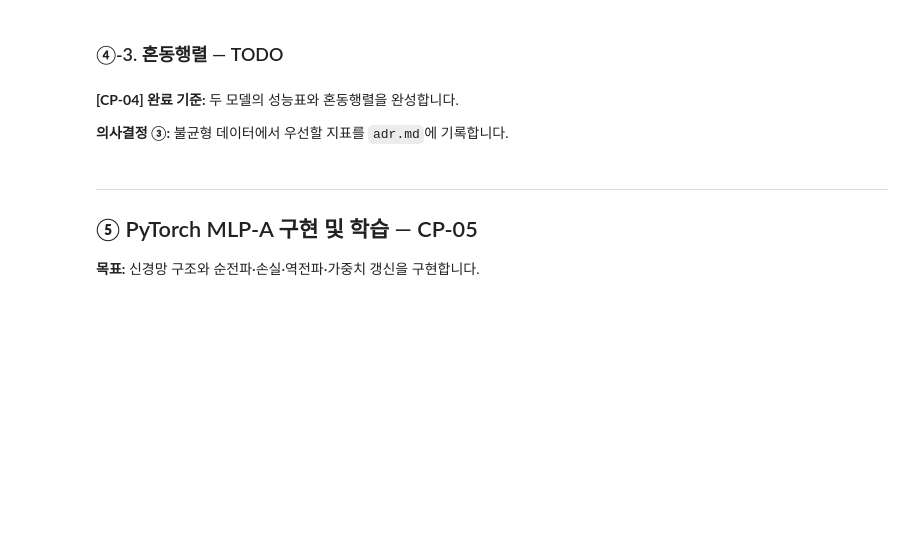
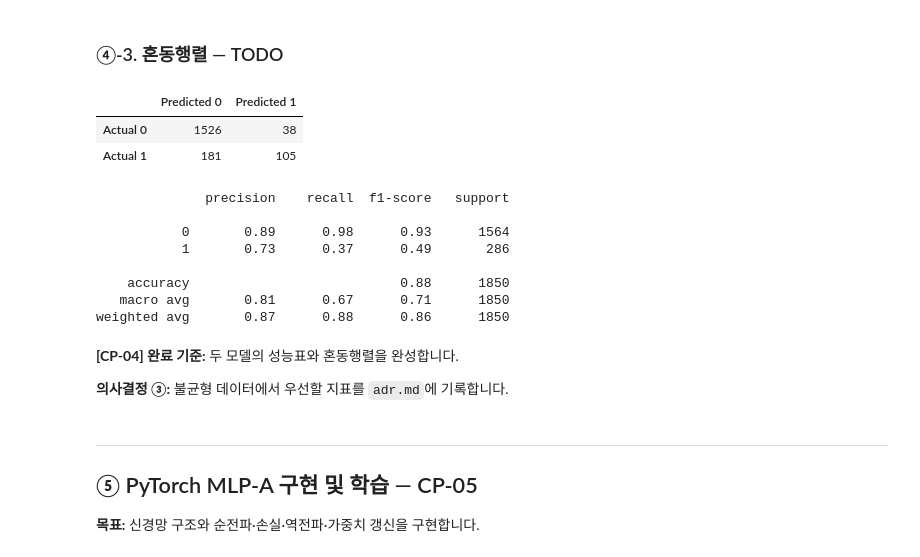
Before and after one commit to kingkingpo/ai-mini-projects, a Jupyter notebook: mini-project-01/code/02_classification_online_shopping.ipynb, the cells around one changed output. Saved outputs shown, nothing was run; the diff lists cells and outputs as text; code cells hidden in the pictures; blank space fills up the shorter version.

```diff
--- a/mini-project-01/code/02_classification_online_shopping.ipynb
+++ b/mini-project-01/code/02_classification_online_shopping.ipynb
@@ -448,19 +453,39 @@ display(pd.DataFrame(results).round(3))
 ### ④-3. 혼동행렬 — TODO
 # %%
 # TODO 4-4. LogisticRegression의 Validation 예측값을 생성합니다.
-logistic_pred = ...
+logistic_pred = logistic_model.predict(X_valid)
 
 # TODO 4-5. confusion_matrix(..., labels=[0, 1])로 혼동행렬을 만듭니다.
-logistic_cm = ...
+# y_valid: 실제 구매 여부
+# logistic_pred: 모델의 예측
+# labels=[0, 1]: 행과 열의 순서를 미구매(0), 구매(1)로 지정
+
+logistic_cm = confusion_matrix(y_valid, logistic_pred, labels=[0, 1])
 
 # [공통] 결과 출력
 logistic_cm = pd.DataFrame(
     logistic_cm,
     index=["Actual 0", "Actual 1"],
     columns=["Predicted 0", "Predicted 1"],
 )
 display(logistic_cm)
 print(classification_report(y_valid, logistic_pred, zero_division=0))
+
+# macro avg: 두 클래스의 점수를 단순 평균해요. 클래스별 표본 수와 상관없이 각 클래스를 똑같이 중요하게 봅니다.
+# weighted avg: 클래스별 점수를 해당 클래스의 표본 수(support)에 비례해 평균해요. 표본이 많은 클래스의 영향이 더 큽니다.
+# 이 데이터처럼 미구매 세션이 구매 세션보다 훨씬 많으면 weighted avg는 미구매 클래스의 점수에 더 큰 영향을 받아요. 그래서 구매 클래스 성능도 중요하다면 macro avg와 클래스별 precision, recall, f1-score를 함께 확인하는 게 좋습니다.
+# %% [output]
+|  | Predicted 0 | Predicted 1 |
+| Actual 0 | 1526 | 38 |
+| Actual 1 | 181 | 105 |
+              precision    recall  f1-score   support
+
+           0       0.89      0.98      0.93      1564
+           1       0.73      0.37      0.49       286
+
+    accuracy                           0.88      1850
+   macro avg       0.81      0.67      0.71      1850
+weighted avg       0.87      0.88      0.86      1850
 # %% [markdown]
 **[CP-04] 완료 기준:** 두 모델의 성능표와 혼동행렬을 완성합니다.
 
```
Also changed, not shown: parts of 3 cells of this notebook.
